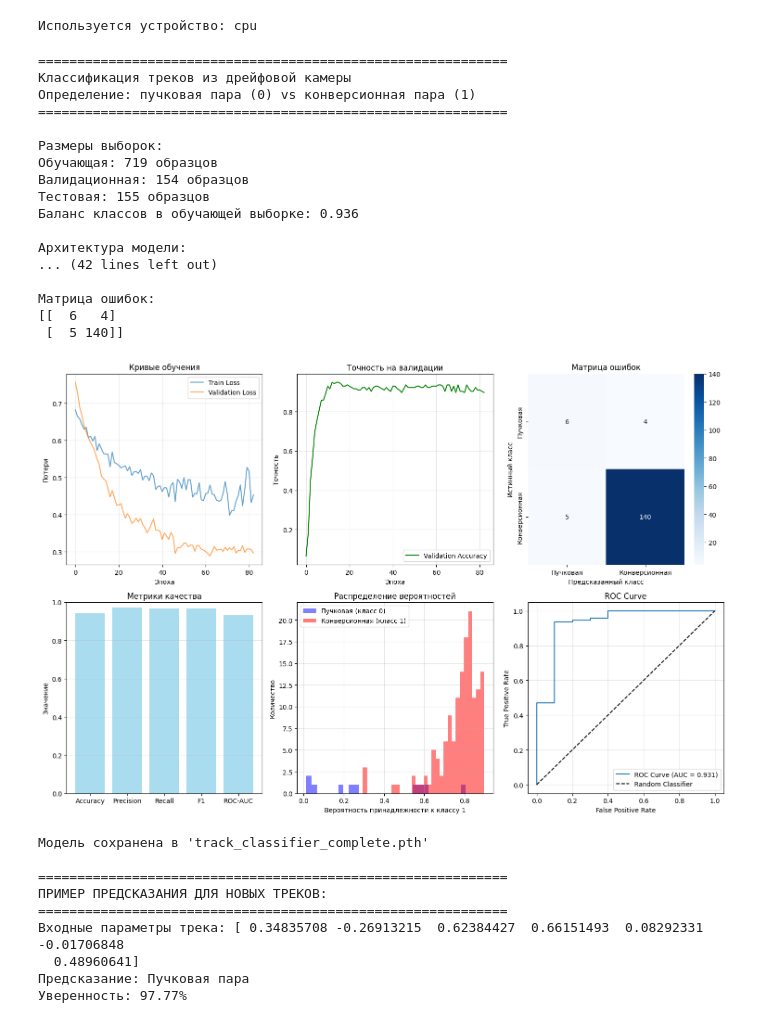
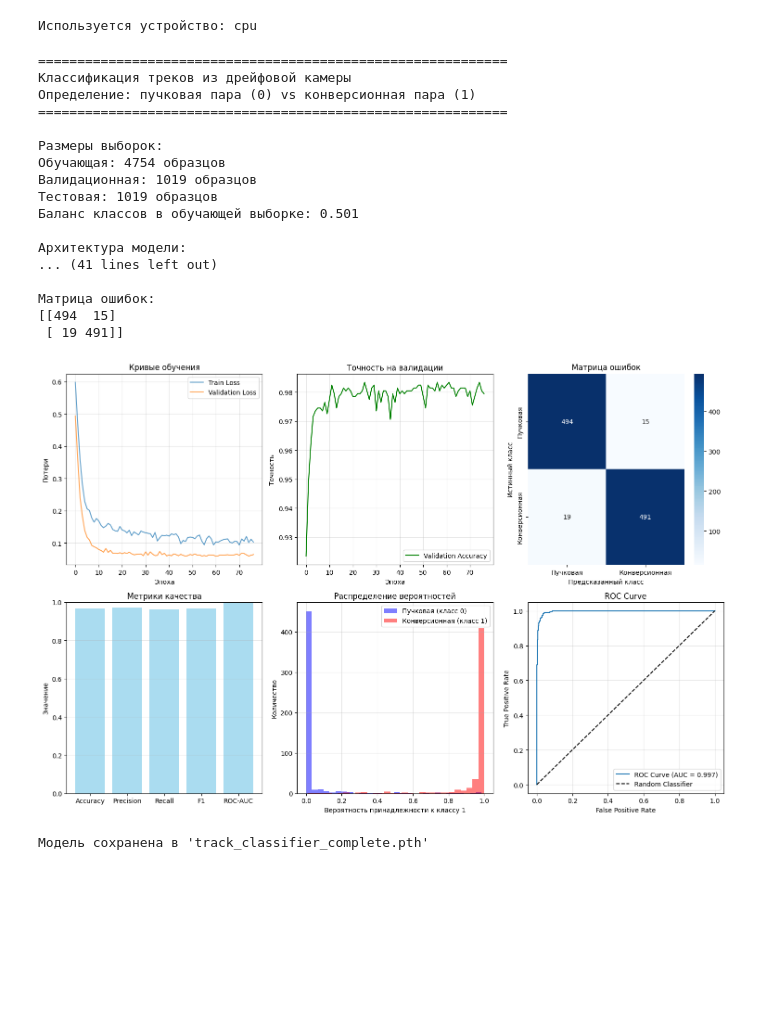
Before and after one commit to alinasagaydak/diplom, a Jupyter notebook: pytorch_classifier.ipynb, the cells around one changed output. Saved outputs shown, nothing was run; the diff lists cells and outputs as text; code cells hidden in the pictures; blank space fills up the shorter version.

```diff
--- a/pytorch_classifier.ipynb
+++ b/pytorch_classifier.ipynb
@@ -35,7 +35,7 @@ class TrackClassifier(nn.Module):
     Классификатор для треков из дрейфовой камеры.
     Определяет: пучковая пара (0) или конверсионная пара (1)
     """
-    def __init__(self, input_dim=7, hidden_dims=[16, 8], dropout_rate=0.3):
+    def __init__(self, input_dim=11, hidden_dims=[16, 8], dropout_rate=0.3):
         super(TrackClassifier, self).__init__()
 
         layers = []
@@ -72,7 +72,7 @@ class TrackDataProcessor:
 
         Parameters:
         -----------
-        X : numpy.ndarray, shape (n_samples, 7)
+        X : numpy.ndarray, shape (n_samples, 11)
             Входные параметры треков
         y : numpy.ndarray, shape (n_samples,), optional
             Метки классов
@@ -315,7 +315,7 @@ def main():
     random.shuffle(events_lst)
 
     for i in range(len(events_lst)):
-      X.append([float(var) for var in events_lst[i][2:-1]])
+      X.append([float(var) for var in events_lst[i][:11]])
       y.append(int(events_lst[i][-1]))
 
     X = np.array(X)
@@ -354,7 +354,7 @@ def main():
     test_loader = DataLoader(TensorDataset(X_test_tensor, y_test_tensor), batch_size=batch_size)
 
     # Создание модели
-    model = TrackClassifier(input_dim=7, hidden_dims=[32, 16, 8], dropout_rate=0.3).to(device)
+    model = TrackClassifier(input_dim=11, hidden_dims=[32, 16, 8], dropout_rate=0.3).to(device)
     print(f"\nАрхитектура модели:\n{model}")
 
     # Подсчет параметров
@@ -403,7 +403,7 @@ def main():
         'model_state_dict': model.state_dict(),
         'scaler': processor.scaler,
         'model_architecture': model.network,
-        'input_dim': 7
+        'input_dim': 11
     }, 'track_classifier_complete.pth')
     print("\nМодель сохранена в 'track_classifier_complete.pth'")
 
@@ -411,54 +411,46 @@ def main():
 # %%
 if __name__ == "__main__":
     model, processor, metrics = main()
 
-    # Пример предсказания для новых данных
-    print("\n" + "=" * 60)
-    print("ПРИМЕР ПРЕДСКАЗАНИЯ ДЛЯ НОВЫХ ТРЕКОВ:")
-    print("=" * 60)
+    # # Пример предсказания для новых данных
+    # print("\n" + "=" * 60)
+    # print("ПРИМЕР ПРЕДСКАЗАНИЯ ДЛЯ НОВЫХ ТРЕКОВ:")
+    # print("=" * 60)
 
-    # Создание тестового образца (замените на реальные данные)
-    new_track = np.random.randn(1, 7) * 0.5 + np.array([0.1, -0.2, 0.3, -0.1, 0.2, 0.1, -0.3])
+    # # Создание тестового образца (замените на реальные данные)
+    # new_track = np.random.randn(1, 7) * 0.5 + np.array([0.1, -0.2, 0.3, -0.1, 0.2, 0.1, -0.3])
 
-    # Предобработка
-    new_track_tensor = processor.preprocess(new_track, fit_scaler=False)
+    # # Предобработка
+    # new_track_tensor = processor.preprocess(new_track, fit_scaler=False)
 
-    # Предсказание
-    model.eval()
-    with torch.no_grad():
-        output = model(new_track_tensor)
-        probability = torch.sigmoid(output).cpu().numpy()[0, 0]
-        prediction = "Конверсионная пара" if probability > 0.5 else "Пучковая пара"
-        confidence = probability if probability > 0.5 else 1 - probability
+    # # Предсказание
+    # model.eval()
+    # with torch.no_grad():
+    #     output = model(new_track_tensor)
+    #     probability = torch.sigmoid(output).cpu().numpy()[0, 0]
+    #     prediction = "Конверсионная пара" if probability > 0.5 else "Пучковая пара"
+    #     confidence = probability if probability > 0.5 else 1 - probability
 
-    print(f"Входные параметры трека: {new_track[0]}")
-    print(f"Предсказание: {prediction}")
-    print(f"Уверенность: {confidence:.2%}")
+    # print(f"Входные параметры трека: {new_track[0]}")
+    # print(f"Предсказание: {prediction}")
+    # print(f"Уверенность: {confidence:.2%}")
 # %% [output]
 ============================================================
 Классификация треков из дрейфовой камеры
 Определение: пучковая пара (0) vs конверсионная пара (1)
 ============================================================
 
 Размеры выборок:
-Обучающая: 719 образцов
-Валидационная: 154 образцов
-Тестовая: 155 образцов
-Баланс классов в обучающей выборке: 0.936
+Обучающая: 4754 образцов
+Валидационная: 1019 образцов
+Тестовая: 1019 образцов
+Баланс классов в обучающей выборке: 0.501
 
 Архитектура модели:
-... (42 lines left out)
+... (41 lines left out)
 
 Матрица ошибок:
-[[  6   4]
- [  5 140]]
+[[494  15]
+ [ 19 491]]
-[figure, old version]
+[figure, new version]
 Модель сохранена в 'track_classifier_complete.pth'
-
-============================================================
-ПРИМЕР ПРЕДСКАЗАНИЯ ДЛЯ НОВЫХ ТРЕКОВ:
-============================================================
-Входные параметры трека: [ 0.34835708 -0.26913215  0.62384427  0.66151493  0.08292331 -0.01706848
-  0.48960641]
-Предсказание: Пучковая пара
-Уверенность: 97.77%
```
